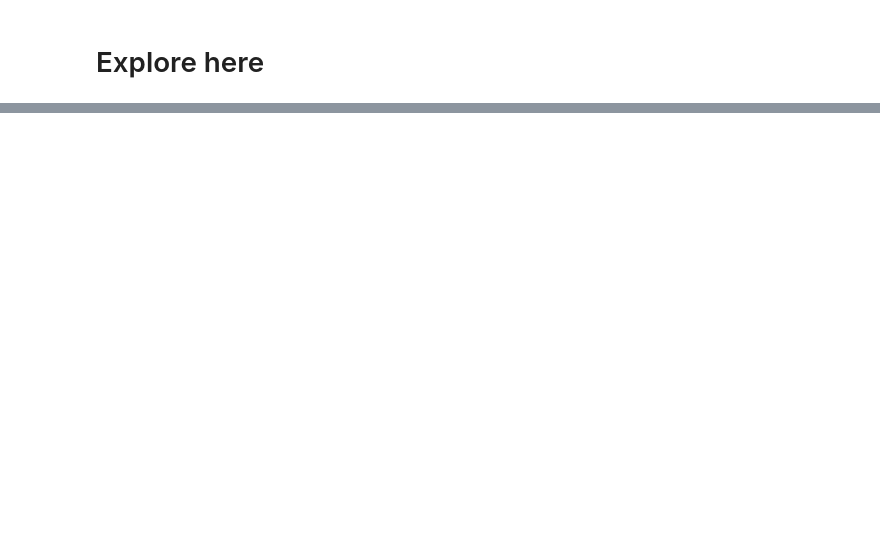
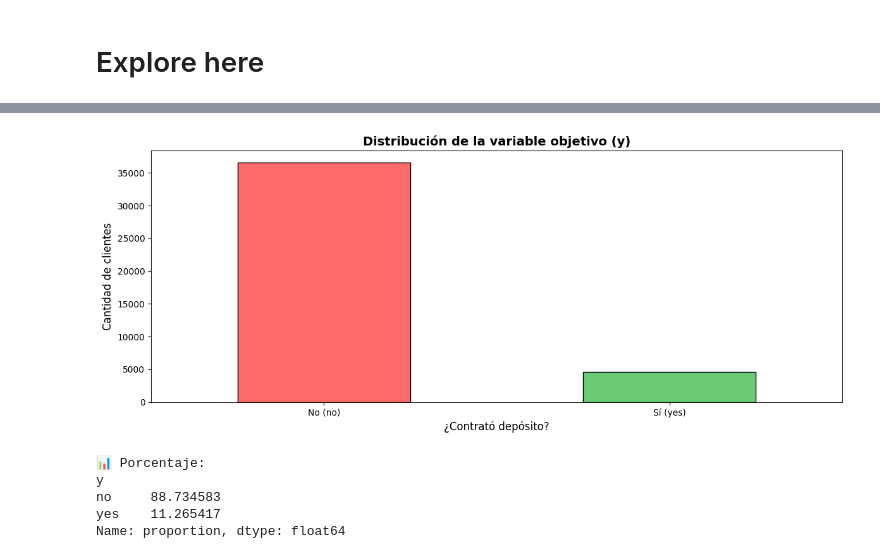
Before and after one commit to 4GeeksAcademy/regresion-logistica-brenda-campos, a Jupyter notebook: src/explore.ipynb, the cells around one changed output, grey strips where cells are left out. Cells and saved outputs as stored; diff of their text form; code cells hidden in the pictures; blank space fills up the shorter version.

```diff
--- a/src/explore.ipynb
+++ b/src/explore.ipynb
@@ -36,18 +71,0 @@ None
-# %%
-df = df.drop_duplicates()
-
-df = df.drop(columns=['duration'])
-
-df['y'] = df['y'].apply(lambda x: 1 if x == 'yes' else 0)
-
-categorical_cols = ['job', 'marital', 'education', 'default', 'housing', 'loan', 'contact', 'month', 'day_of_week', 'poutcome']
-df_final = pd.get_dummies(df, columns=categorical_cols, drop_first=True)
-
-X = df_final.drop('y', axis=1)
-y = df_final['y']
-
-X_train, X_test, y_train, y_test = train_test_split(X, y, test_size=0.2, random_state=42)
-
-scaler = StandardScaler()
-X_train_scaled = scaler.fit_transform(X_train)
-X_test_scaled = scaler.transform(X_test)
@@ -129,0 +90,26 @@ plt.show()
+# %%
+colores_objetivo = ['#FF6B6B', '#6BCB77']
+
+df['y'].value_counts().plot(
+    kind='bar',
+    color=colores_objetivo,
+    edgecolor='black',
+    width=0.5
+)
+
+plt.title('Distribución de la variable objetivo (y)', fontsize=14, fontweight='bold')
+plt.xlabel('¿Contrató depósito?', fontsize=12)
+plt.ylabel('Cantidad de clientes', fontsize=12)
+plt.xticks(ticks=[0, 1], labels=['No (no)', 'Sí (yes)'], rotation=0)
+plt.tight_layout()
+plt.show()
+
+print(f"\n📊 Porcentaje:")
+print(df['y'].value_counts(normalize=True) * 100)
+# %% [output]
+[figure, added]
+📊 Porcentaje:
+y
+no     88.734583
+yes    11.265417
+Name: proportion, dtype: float64
```
Also changed, not shown: parts of 25 cells of this notebook, 1 other file.
